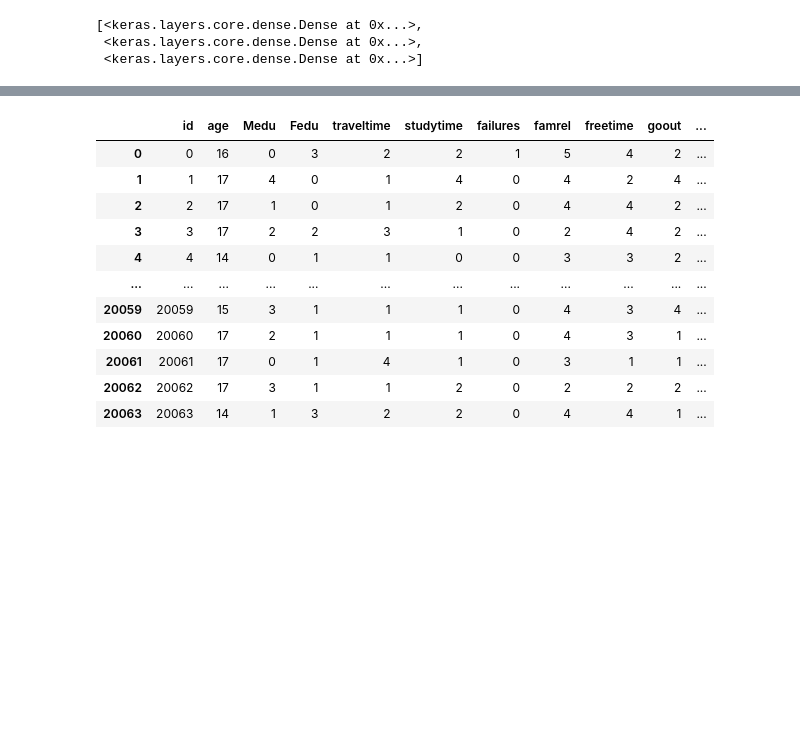
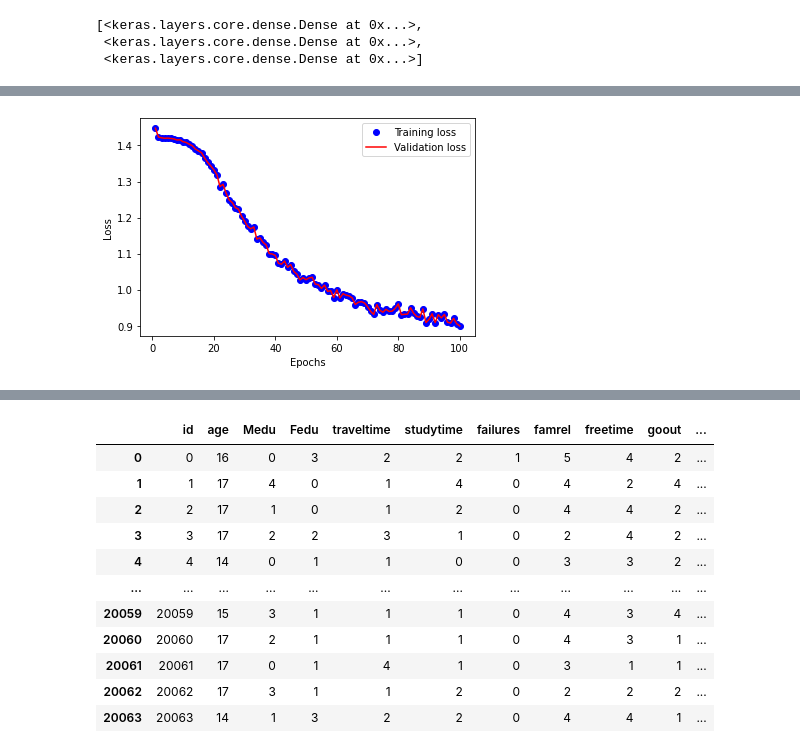
Before and after one commit to SoMuchSerenity/Deep-Learning, a Jupyter notebook: Assignment2.ipynb, the cells around one changed output, grey strips where cells are left out. Drawn from its saved outputs; the diff is of its cells as text; code cells hidden in the pictures; blank space fills up the shorter version.

```diff
--- a/Assignment2.ipynb
+++ b/Assignment2.ipynb
@@ -69,0 +62,6 @@ train
+# %%
+d = {}
+for i in range(len(np.sort(train_target.unique()))):
+    d[np.sort(train_target.unique())[i]] = i
+
+d
@@ -69,0 +82,2 @@ train
+# %%
+train_target = train_target.replace(d)
@@ -76,7 +114,7 @@ y_valid = train_target[18000:]
 model = keras.models.Sequential([
     keras.layers.Dense(40, activation="sigmoid",input_shape = (59,)),
     keras.layers.Dense(30, activation="sigmoid"),
-    keras.layers.Dense(14,activation='softmax')
+    keras.layers.Dense(13,activation='softmax')
 ])
 # %%
 model.layers
@@ -114,0 +172,12 @@ InvalidArgumentError: ignored
+# %%
+loss = history.history['loss']
+val_loss = history.history['val_loss']
+epochs = range(1,101)
+plt.plot(epochs,loss,'bo',label='Training loss')
+plt.plot(epochs,loss,'r-',label='Validation loss')
+plt.xlabel('Epochs')
+plt.ylabel('Loss')
+plt.legend()
+plt.show()
+# %% [output]
+[figure, added]
```
Also changed, not shown: parts of 32 cells of this notebook.
